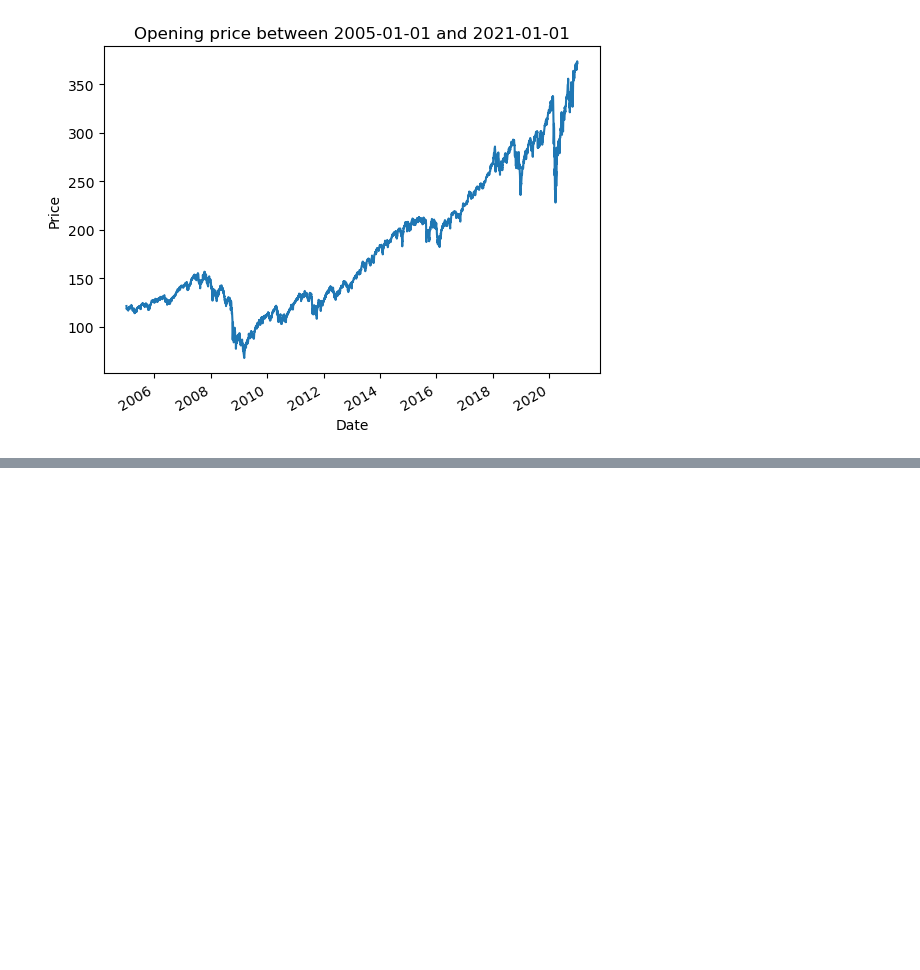
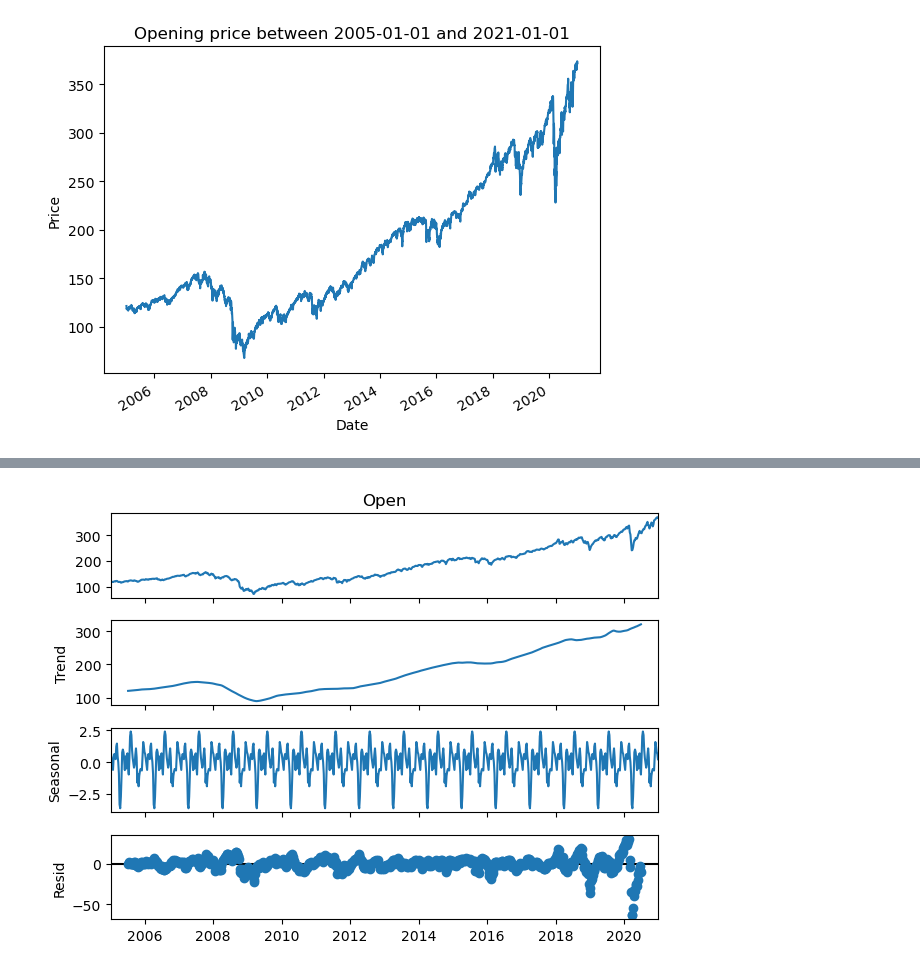
Before and after one commit to notfakearcher/yanjun, a Jupyter notebook: time-series/01_practice/practice3.ipynb, the cells around one changed output, grey strips where cells are left out. Cells and saved outputs as stored; diff of their text form; code cells hidden in the pictures; blank space fills up the shorter version.

```diff
--- a/time-series/01_practice/practice3.ipynb
+++ b/time-series/01_practice/practice3.ipynb
@@ -84,0 +82,6 @@ Name: week, Length: 832, dtype: UInt32
+# %%
+result = seasonal_decompose(df1, model = 'additive', period = 52)
+result.plot()
+plt.show()
+# %% [output]
+[figure, added]
```
Also changed, not shown: parts of 20 cells of this notebook.
